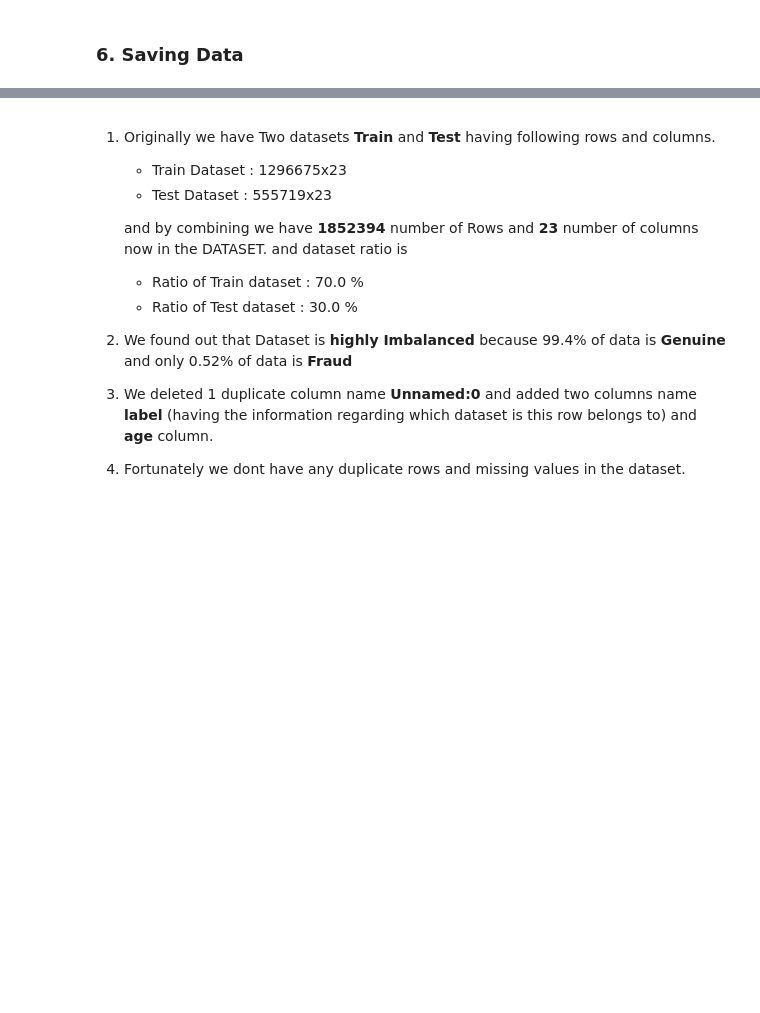
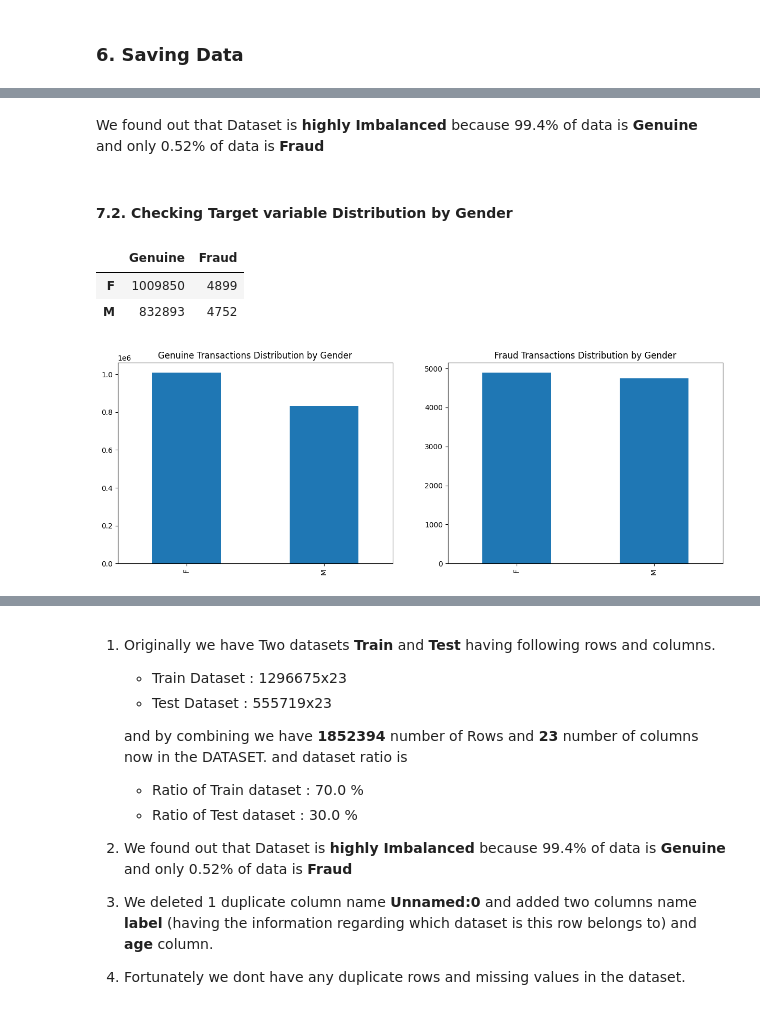
Before and after one commit to Anas436/Credit-Card-Fraud-Detection-Machine-Learning, a Jupyter notebook: src/docs/Data_Wrangling/Data_cleaning.ipynb, the cells around one changed output, grey strips where cells are left out. Saved outputs shown, nothing was run; the diff lists cells and outputs as text; code cells hidden in the pictures; blank space fills up the shorter version.

```diff
--- a/src/docs/Data_Wrangling/Data_cleaning.ipynb
+++ b/src/docs/Data_Wrangling/Data_cleaning.ipynb
@@ -253,0 +270,26 @@ data.to_csv("/content/drive/MyDrive/Colab Notebooks/clean_data.csv")
+# %% [markdown]
+We found out that Dataset is **highly Imbalanced** because 99.4% of data is **Genuine** and only 0.52% of data is **Fraud**
+# %% [markdown]
+#### **7.2. Checking Target variable Distribution by Gender**
+# %%
+non_fraud=data[data['is_fraud']==0]
+fraud=data[data['is_fraud']==1]
+
+
+plt.figure(figsize=[15,5])
+
+plt.subplot(1,2,1)
+non_fraud['gender'].value_counts().plot(kind='bar')
+plt.title("Genuine Transactions Distribution by Gender")
+
+plt.subplot(1,2,2)
+fraud['gender'].value_counts().plot(kind='bar')
+plt.title("Fraud Transactions Distribution by Gender")
+
+temp=pd.concat([non_fraud['gender'].value_counts().rename('Genuine'),fraud['gender'].value_counts().rename('Fraud')],axis=1)
+temp
+# %% [output]
+|  | Genuine | Fraud |
+| F | 1009850 | 4899 |
+| M | 832893 | 4752 |
+[figure, added]
```
Also changed, not shown: parts of 33 cells of this notebook.
